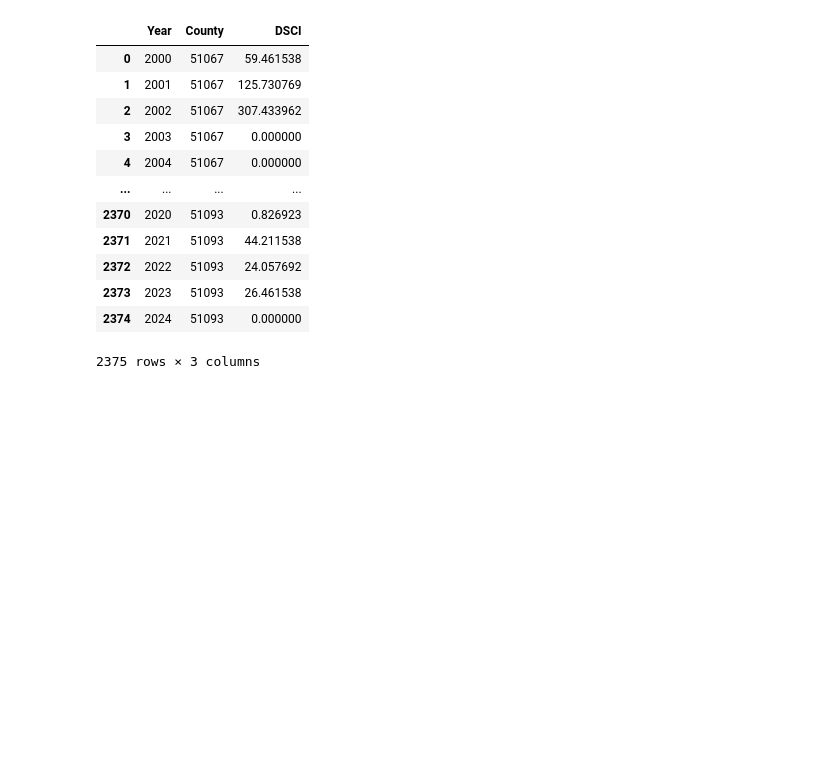
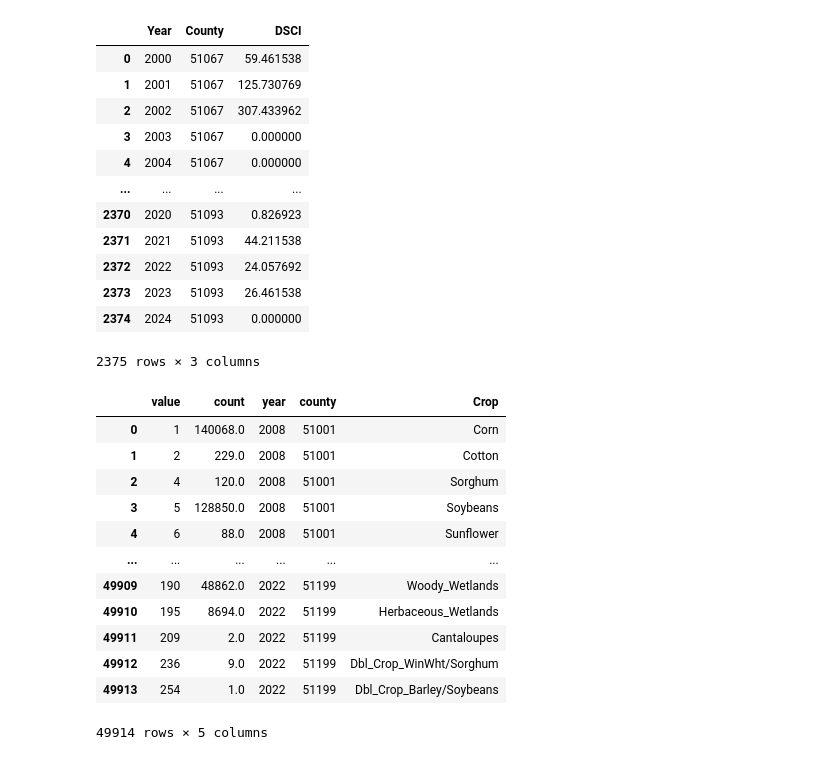
Before and after one commit to hrnur/uvaeicapstone, a Jupyter notebook: all-county-data.ipynb, the cells around one changed output. Cells and saved outputs as stored; diff of their text form; code cells hidden in the pictures; blank space fills up the shorter version.

```diff
--- a/all-county-data.ipynb
+++ b/all-county-data.ipynb
@@ -224,3 +224,22 @@ final_df
 | 2373 | 2023 | 51093 | 26.461538 |
 | 2374 | 2024 | 51093 | 0.000000 |
 2375 rows × 3 columns
+# %%
+path = 'individual-datasets/'
+# %%
+crops = pd.read_csv(path+'crop_data.csv')
+crops
+# %% [output]
+|  | value | count | year | county | Crop |
+| 0 | 1 | 140068.0 | 2008 | 51001 | Corn |
+| 1 | 2 | 229.0 | 2008 | 51001 | Cotton |
+| 2 | 4 | 120.0 | 2008 | 51001 | Sorghum |
+| 3 | 5 | 128850.0 | 2008 | 51001 | Soybeans |
+| 4 | 6 | 88.0 | 2008 | 51001 | Sunflower |
+| ... | ... | ... | ... | ... | ... |
+| 49909 | 190 | 48862.0 | 2022 | 51199 | Woody_Wetlands |
+| 49910 | 195 | 8694.0 | 2022 | 51199 | Herbaceous_Wetlands |
+| 49911 | 209 | 2.0 | 2022 | 51199 | Cantaloupes |
+| 49912 | 236 | 9.0 | 2022 | 51199 | Dbl_Crop_WinWht/Sorghum |
+| 49913 | 254 | 1.0 | 2022 | 51199 | Dbl_Crop_Barley/Soybeans |
+49914 rows × 5 columns
```
Also changed, not shown: parts of 19 cells of this notebook, 1 other file.
